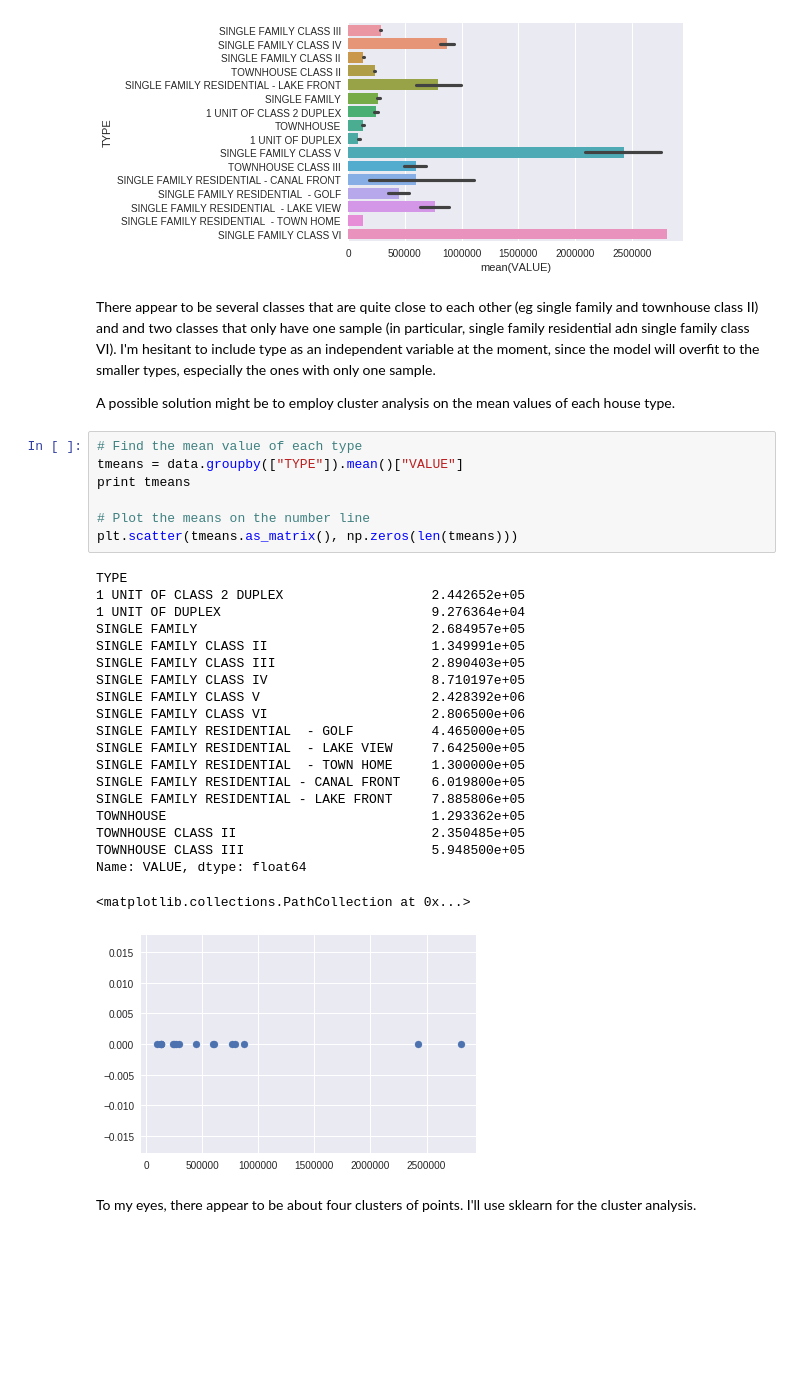
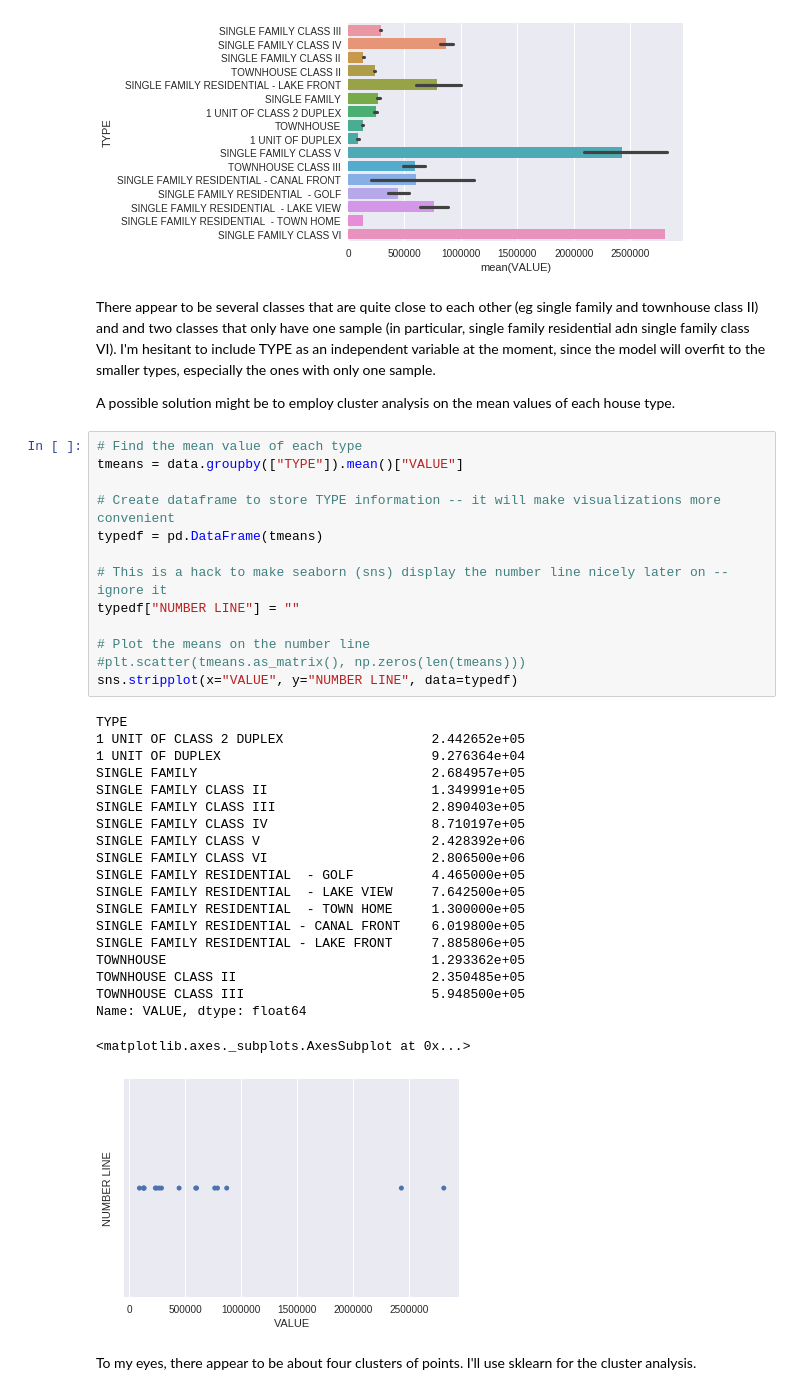
Before and after one commit to will-cromar/fantastic-potato, a Jupyter notebook: Report.ipynb, the cells around one changed output. Cells and saved outputs as stored; diff of their text form; blank space fills up the shorter version.

Commit message:
Cleaned up visualizations. Updated final model. Wrote conclusion section.

```diff
--- a/Report.ipynb
+++ b/Report.ipynb
@@ -84,37 +96,43 @@ sns.barplot(x="VALUE", y="TYPE", data=data)
 <matplotlib.axes._subplots.AxesSubplot at 0x...>
 [figure]
 # %% [markdown]
-There appear to be several classes that are quite close to each other (eg single family and townhouse class II) and and two classes that only have one sample (in particular, single family residential adn single family class VI). I'm hesitant to include type as an independent variable at the moment, since the model will overfit to the smaller types, especially the ones with only one sample.
+There appear to be several classes that are quite close to each other (eg single family and townhouse class II) and and two classes that only have one sample (in particular, single family residential adn single family class VI). I'm hesitant to include TYPE as an independent variable at the moment, since the model will overfit to the smaller types, especially the ones with only one sample.
 
 A possible solution might be to employ cluster analysis on the mean values of each house type.
 # %%
 # Find the mean value of each type
 tmeans = data.groupby(["TYPE"]).mean()["VALUE"]
-print tmeans
+
+# Create dataframe to store TYPE information -- it will make visualizations more convenient
+typedf = pd.DataFrame(tmeans)
+
+# This is a hack to make seaborn (sns) display the number line nicely later on -- ignore it
+typedf["NUMBER LINE"] = ""
 
 # Plot the means on the number line
-plt.scatter(tmeans.as_matrix(), np.zeros(len(tmeans)))
+#plt.scatter(tmeans.as_matrix(), np.zeros(len(tmeans)))
+sns.stripplot(x="VALUE", y="NUMBER LINE", data=typedf)
 # %% [output]
 TYPE
 1 UNIT OF CLASS 2 DUPLEX                   2.442652e+05
 1 UNIT OF DUPLEX                           9.276364e+04
 SINGLE FAMILY                              2.684957e+05
 SINGLE FAMILY CLASS II                     1.349991e+05
 SINGLE FAMILY CLASS III                    2.890403e+05
 SINGLE FAMILY CLASS IV                     8.710197e+05
 SINGLE FAMILY CLASS V                      2.428392e+06
 SINGLE FAMILY CLASS VI                     2.806500e+06
 SINGLE FAMILY RESIDENTIAL  - GOLF          4.465000e+05
 SINGLE FAMILY RESIDENTIAL  - LAKE VIEW     7.642500e+05
 SINGLE FAMILY RESIDENTIAL  - TOWN HOME     1.300000e+05
 SINGLE FAMILY RESIDENTIAL - CANAL FRONT    6.019800e+05
 SINGLE FAMILY RESIDENTIAL - LAKE FRONT     7.885806e+05
 TOWNHOUSE                                  1.293362e+05
 TOWNHOUSE CLASS II                         2.350485e+05
 TOWNHOUSE CLASS III                        5.948500e+05
 Name: VALUE, dtype: float64
-<matplotlib.collections.PathCollection at 0x...>
+<matplotlib.axes._subplots.AxesSubplot at 0x...>
-[figure, old version]
+[figure, new version]
 # %% [markdown]
 To my eyes, there appear to be about four clusters of points. I'll use sklearn for the cluster analysis.
 # %%
```
Also changed, not shown: parts of 29 cells of this notebook.
